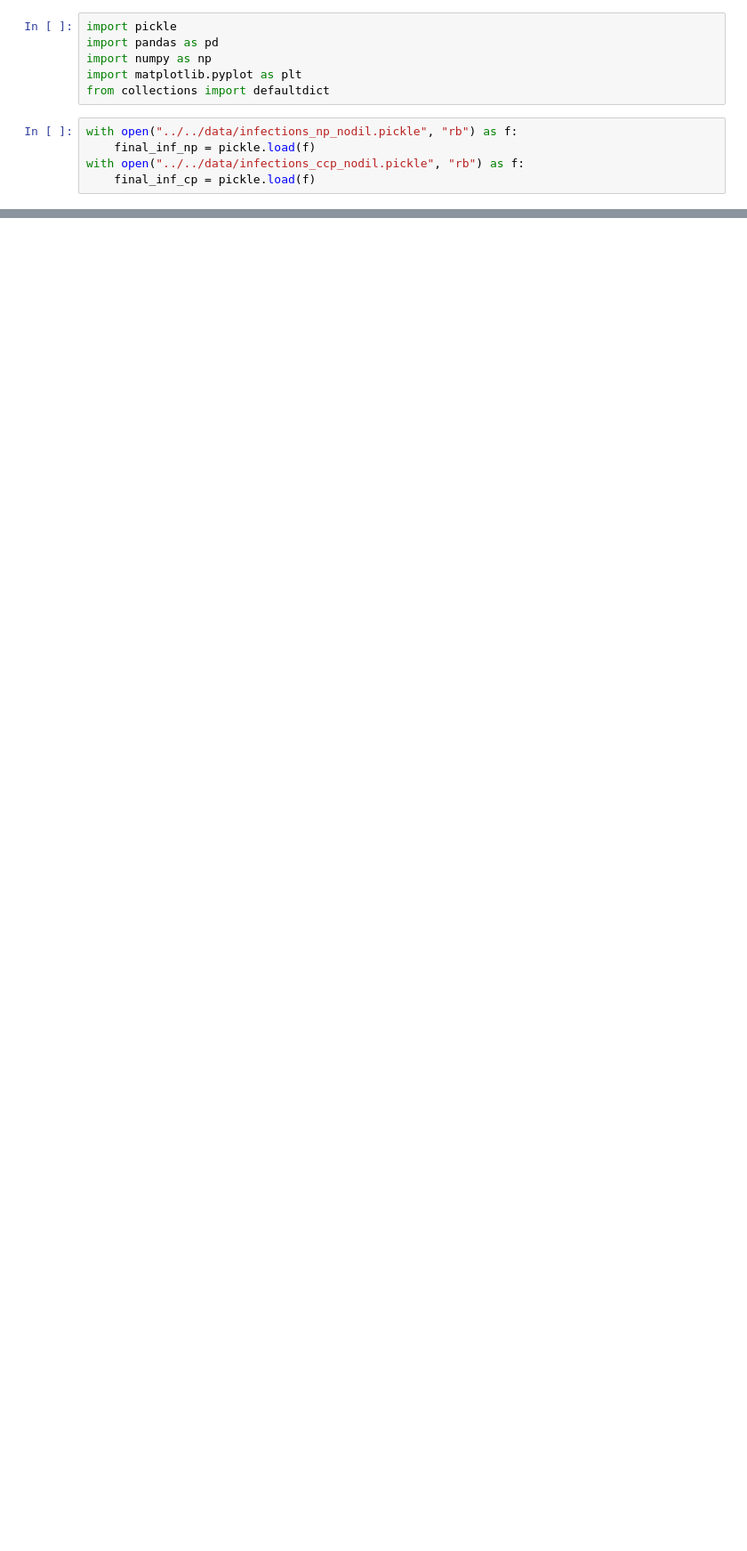
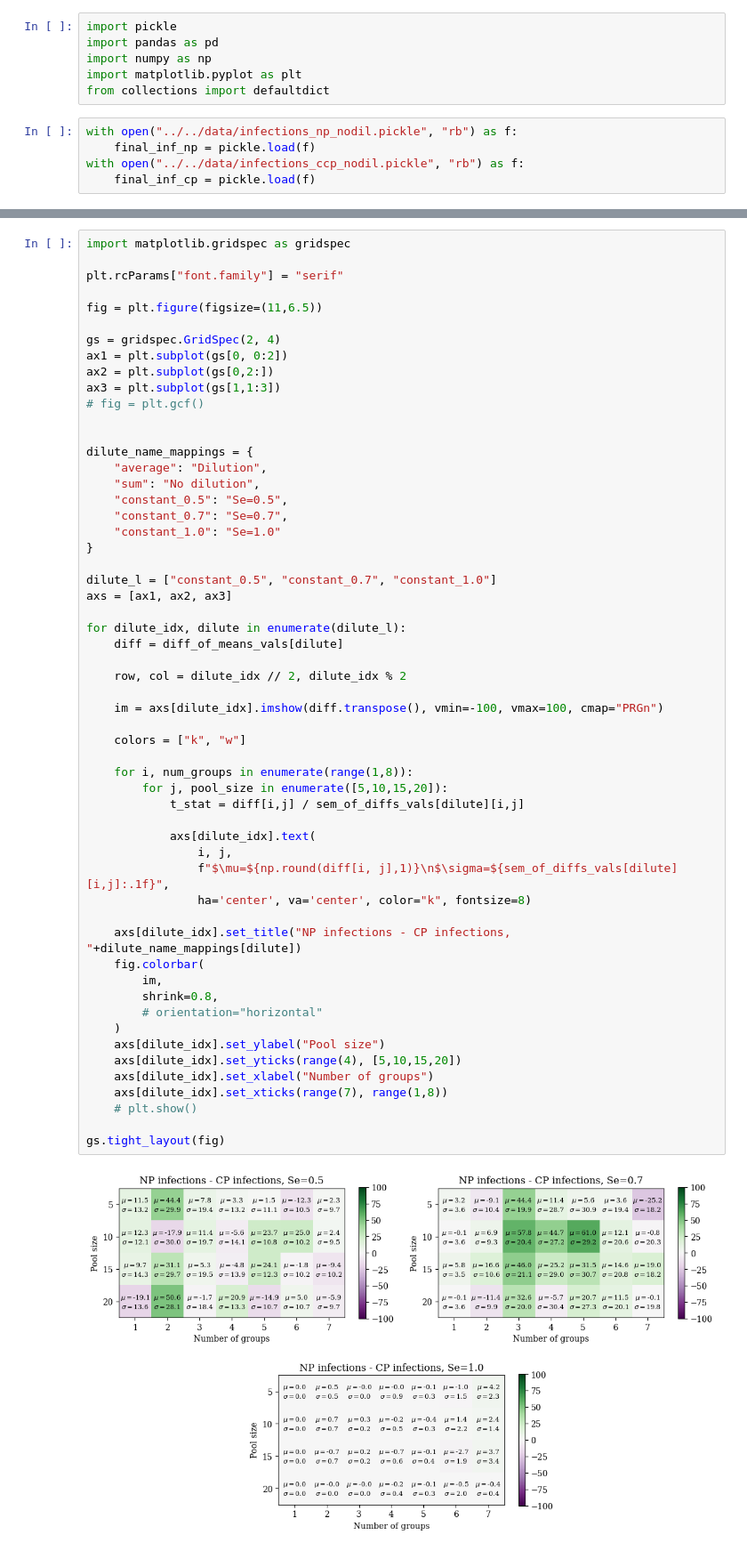
Before and after one commit to zyyjjj/corr_pooling_seirsplus, a Jupyter notebook: notebooks/figures_finalized/Fig7_EC3_heatmap.ipynb, the cells around one changed output, grey strips where cells are left out. Shown at 89% size. Cells and saved outputs as stored; diff of their text form; blank space fills up the shorter version.

```diff
--- a/notebooks/figures_finalized/Fig7_EC3_heatmap.ipynb
+++ b/notebooks/figures_finalized/Fig7_EC3_heatmap.ipynb
@@ -161,0 +223,58 @@ gs.tight_layout(fig)
+# %%
+import matplotlib.gridspec as gridspec
+
+plt.rcParams["font.family"] = "serif"
+
+fig = plt.figure(figsize=(11,6.5))
+
+gs = gridspec.GridSpec(2, 4)
+ax1 = plt.subplot(gs[0, 0:2])
+ax2 = plt.subplot(gs[0,2:])
+ax3 = plt.subplot(gs[1,1:3])
+# fig = plt.gcf()
+
+
+dilute_name_mappings = {
+    "average": "Dilution",
+    "sum": "No dilution",
+    "constant_0.5": "Se=0.5",
+    "constant_0.7": "Se=0.7",
+    "constant_1.0": "Se=1.0"
+}
+
+dilute_l = ["constant_0.5", "constant_0.7", "constant_1.0"]
+axs = [ax1, ax2, ax3]
+
+for dilute_idx, dilute in enumerate(dilute_l):
+    diff = diff_of_means_vals[dilute]
+
+    row, col = dilute_idx // 2, dilute_idx % 2
+
+    im = axs[dilute_idx].imshow(diff.transpose(), vmin=-100, vmax=100, cmap="PRGn")
+
+    colors = ["k", "w"]
+
+    for i, num_groups in enumerate(range(1,8)):
+        for j, pool_size in enumerate([5,10,15,20]):
+            t_stat = diff[i,j] / sem_of_diffs_vals[dilute][i,j]
+
+            axs[dilute_idx].text(
+                i, j,
+                f"$\mu=${np.round(diff[i, j],1)}\n$\sigma=${sem_of_diffs_vals[dilute][i,j]:.1f}",
+                ha='center', va='center', color="k", fontsize=8)
+
+    axs[dilute_idx].set_title("NP infections - CP infections, "+dilute_name_mappings[dilute])
+    fig.colorbar(
+        im,
+        shrink=0.8,
+        # orientation="horizontal"
+    )
+    axs[dilute_idx].set_ylabel("Pool size")
+    axs[dilute_idx].set_yticks(range(4), [5,10,15,20])
+    axs[dilute_idx].set_xlabel("Number of groups")
+    axs[dilute_idx].set_xticks(range(7), range(1,8))
+    # plt.show()
+
+gs.tight_layout(fig)
+# %% [output]
+[figure, added]
```
Also changed, not shown: parts of 5 cells of this notebook, 6 other files.
